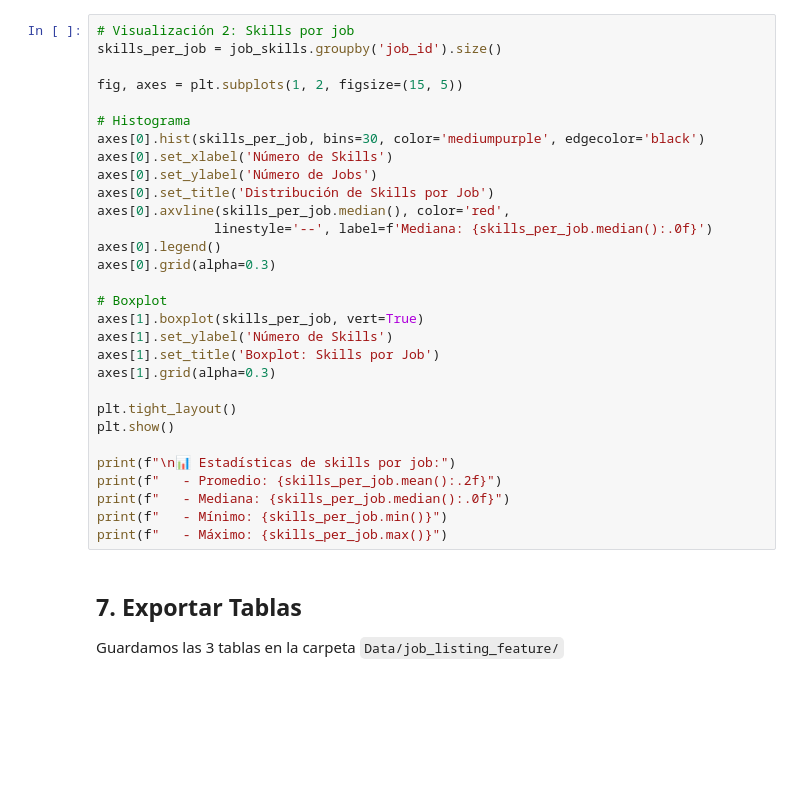
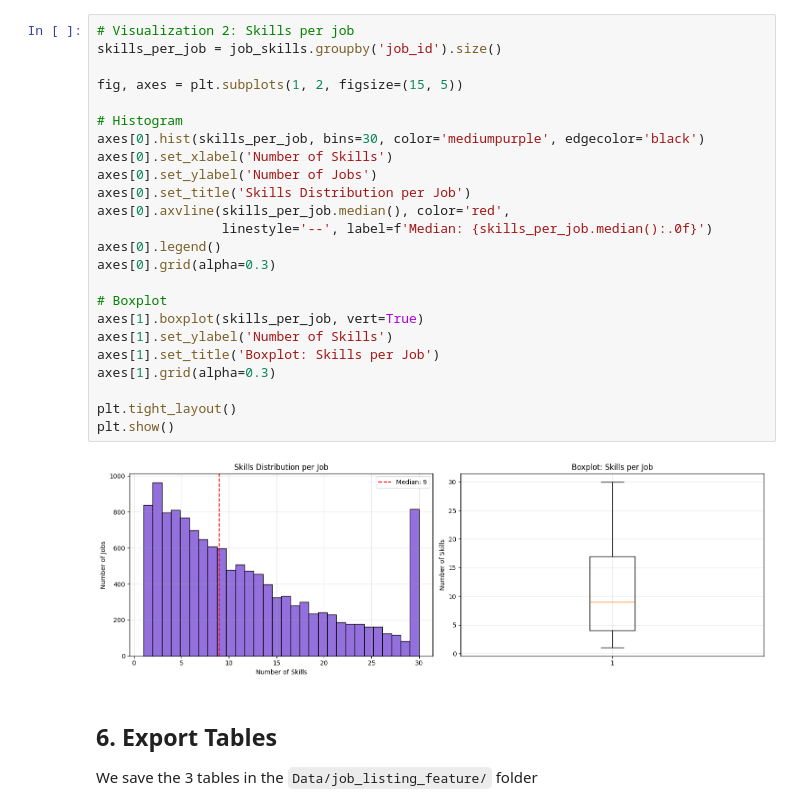
Before and after one commit to alecacerestel/Competition_G12_AML, a Jupyter notebook: notebooks/02_Data_Preparation.ipynb, the cells around one changed output. Saved outputs shown, nothing was run; the diff lists cells and outputs as text; blank space fills up the shorter version.

Commit message:
English version cause I forgot to save

```diff
--- a/notebooks/02_Data_Preparation.ipynb
+++ b/notebooks/02_Data_Preparation.ipynb
@@ -470,35 +494,31 @@ plt.show()
 # %%
-# Visualización 2: Skills por job
+# Visualization 2: Skills per job
 skills_per_job = job_skills.groupby('job_id').size()
 
 fig, axes = plt.subplots(1, 2, figsize=(15, 5))
 
-# Histograma
+# Histogram
 axes[0].hist(skills_per_job, bins=30, color='mediumpurple', edgecolor='black')
-axes[0].set_xlabel('Número de Skills')
-axes[0].set_ylabel('Número de Jobs')
-axes[0].set_title('Distribución de Skills por Job')
+axes[0].set_xlabel('Number of Skills')
+axes[0].set_ylabel('Number of Jobs')
+axes[0].set_title('Skills Distribution per Job')
 axes[0].axvline(skills_per_job.median(), color='red',
-               linestyle='--', label=f'Mediana: {skills_per_job.median():.0f}')
+                linestyle='--', label=f'Median: {skills_per_job.median():.0f}')
 axes[0].legend()
 axes[0].grid(alpha=0.3)
 
 # Boxplot
 axes[1].boxplot(skills_per_job, vert=True)
-axes[1].set_ylabel('Número de Skills')
-axes[1].set_title('Boxplot: Skills por Job')
+axes[1].set_ylabel('Number of Skills')
+axes[1].set_title('Boxplot: Skills per Job')
 axes[1].grid(alpha=0.3)
 
 plt.tight_layout()
 plt.show()
-
-print(f"\n📊 Estadísticas de skills por job:")
-print(f"   - Promedio: {skills_per_job.mean():.2f}")
-print(f"   - Mediana: {skills_per_job.median():.0f}")
-print(f"   - Mínimo: {skills_per_job.min()}")
-print(f"   - Máximo: {skills_per_job.max()}")
+# %% [output]
+[figure, added]
 # %% [markdown]
-## 7. Exportar Tablas
+## 6. Export Tables
 
-Guardamos las 3 tablas en la carpeta `Data/job_listing_feature/`
+We save the 3 tables in the `Data/job_listing_feature/` folder
 # %%
```
Also changed, not shown: parts of 22 cells of this notebook, 1 other file.
